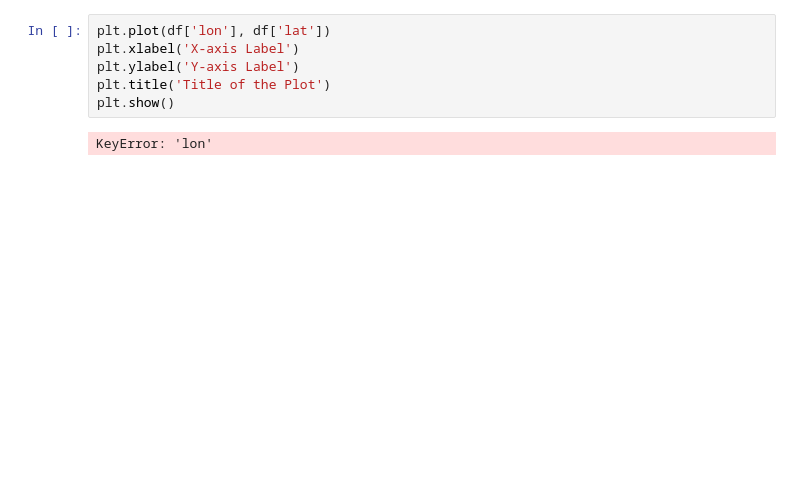
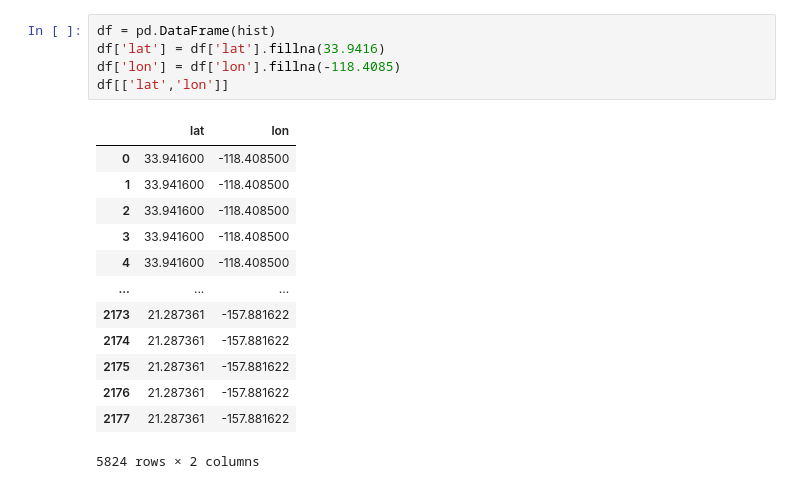
Before and after one commit to MichealC03/Capstone, a Jupyter notebook: notebook.ipynb, the cells around one changed output. Saved outputs shown, nothing was run; the diff lists cells and outputs as text; blank space fills up the shorter version.

```diff
--- a/notebook.ipynb
+++ b/notebook.ipynb
@@ -33,8 +71,19 @@ df
-# %%
-plt.plot(df['lon'], df['lat'])
-plt.xlabel('X-axis Label')
-plt.ylabel('Y-axis Label')
-plt.title('Title of the Plot')
-plt.show()
-# %% [output]
-KeyError: 'lon'
+# %%
+df = pd.DataFrame(hist)
+df['lat'] = df['lat'].fillna(33.9416)
+df['lon'] = df['lon'].fillna(-118.4085)
+df[['lat','lon']]
+# %% [output]
+|  | lat | lon |
+| 0 | 33.941600 | -118.408500 |
+| 1 | 33.941600 | -118.408500 |
+| 2 | 33.941600 | -118.408500 |
+| 3 | 33.941600 | -118.408500 |
+| 4 | 33.941600 | -118.408500 |
+| ... | ... | ... |
+| 2173 | 21.287361 | -157.881622 |
+| 2174 | 21.287361 | -157.881622 |
+| 2175 | 21.287361 | -157.881622 |
+| 2176 | 21.287361 | -157.881622 |
+| 2177 | 21.287361 | -157.881622 |
+5824 rows × 2 columns
```
Also changed, not shown: parts of 6 cells of this notebook, 3 other files.
